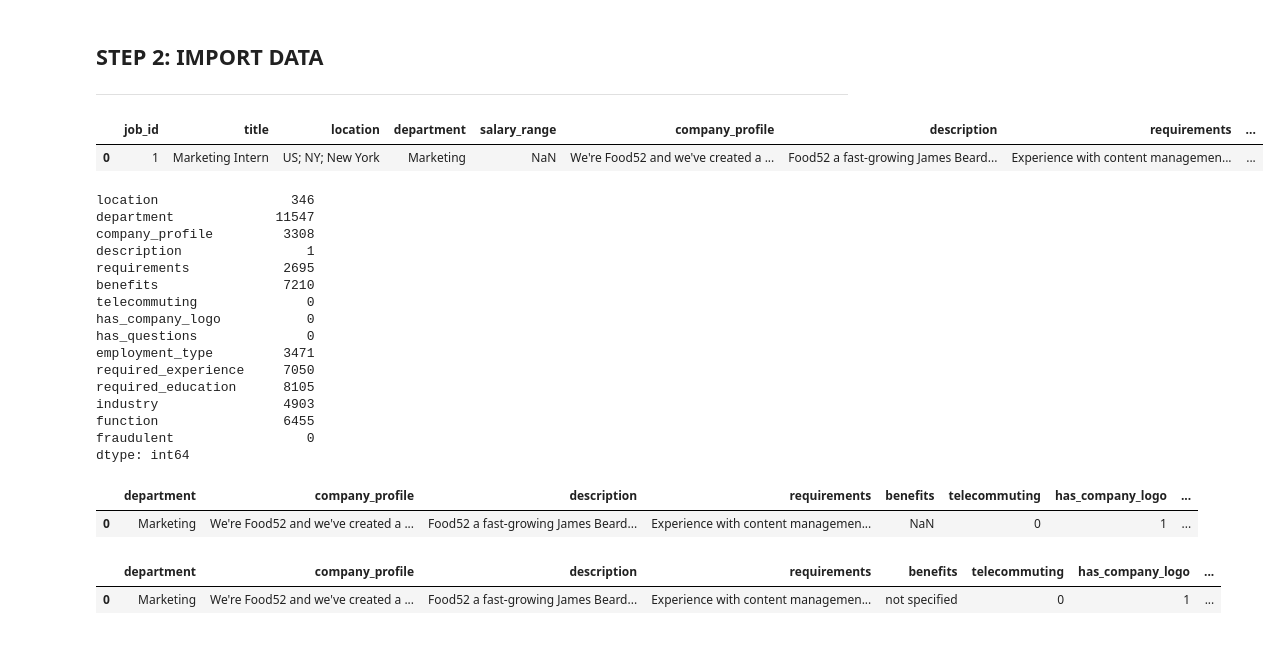
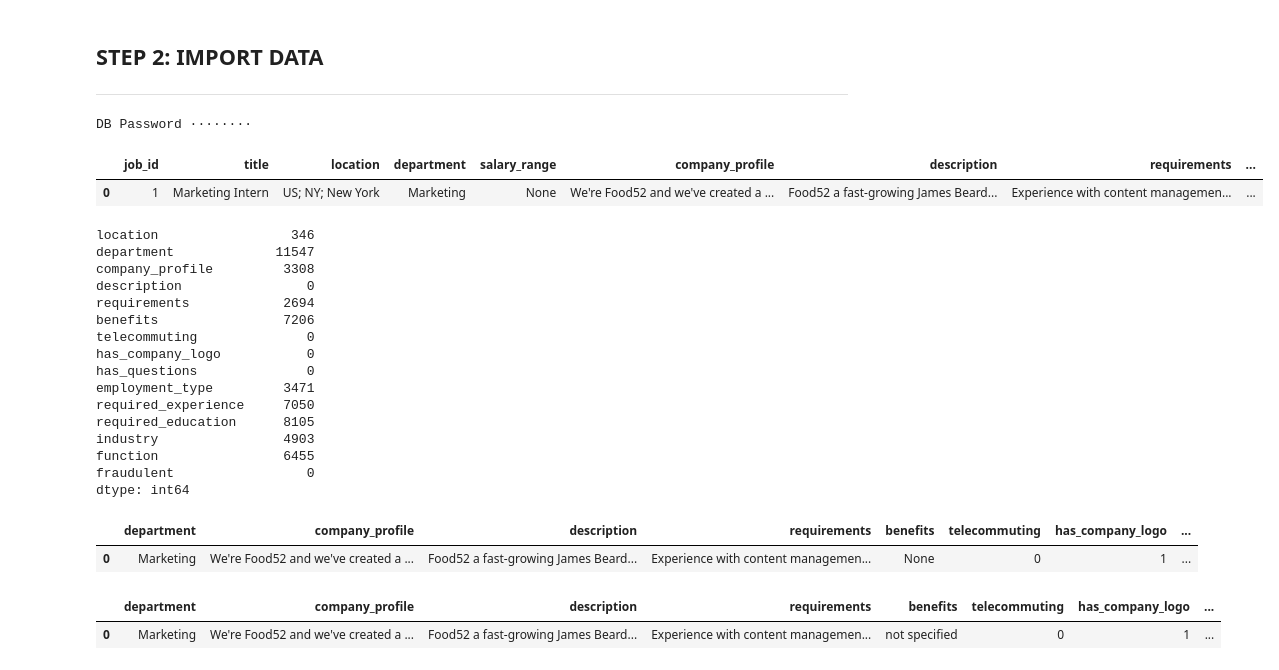
Before and after one commit to Ikyupark/Capstone-project, a Jupyter notebook: Capstone_ETL_nom_ord_encode.ipynb, the cells around one changed output. Drawn from its saved outputs; the diff is of its cells as text; code cells hidden in the pictures.

```diff
--- a/Capstone_ETL_nom_ord_encode.ipynb
+++ b/Capstone_ETL_nom_ord_encode.ipynb
@@ -17,27 +19,25 @@ import numpy as np
 
 ---
 # %%
-#dataset_df = pd.read_csv("Resources/fake_job_postings.csv")
-dataset_df = pd.read_csv("https://raw.githubusercontent.com/Ikyupark/Capstone-project/main/Resources/fake_job_postings.csv")
+# Request user for password to access database
+db_password = getpass.getpass(prompt='DB Password ')
+
+# Create SQL engine with connection parameters to connect to AWS RDS Postgres instance
+engine = psycopg2.connect(
+    database="Capstone_Project_Group_9",
+    user="postgres",
+    password=db_password,
+    host="capstone-project-group-9.c4857qrbkptn.us-east-2.rds.amazonaws.com",
+    port='5432'
+)
+
+# Show sample of the imported data
+dataset_df = pd.read_sql('SELECT * FROM fake_job_postings', engine)
 dataset_df.head(1)
-
-#import psycopg2
-#import getpass
-#db_password = getpass.getpass(prompt='DB Password ')
-
-#engine = psycopg2.connect(
-#    database="Capstone_Project_Group_9",
-#    user="postgres",
-#    password=db_password,
-#    host="capstone-project-group-9.c4857qrbkptn.us-east-2.rds.amazonaws.com",
-#    port='5432'
-#)
-
-#dataset_df = pd.read_sql('SELECT * FROM Test', engine)
-#dataset_df.head(5)
 # %% [output]
+DB Password ········
 |  | job_id | title | location | department | salary_range | company_profile | description | requirements | ... |
-| 0 | 1 | Marketing Intern | US; NY; New York | Marketing | NaN | We're Food52 and we've created a ... | Food52 a fast-growing James Beard... | Experience with content managemen... | ... |
+| 0 | 1 | Marketing Intern | US; NY; New York | Marketing | None | We're Food52 and we've created a ... | Food52 a fast-growing James Beard... | Experience with content managemen... | ... |
 # %%
 # Drop columns with too many null values or where all values are unique
 dataset_df = dataset_df.drop(columns=['job_id','salary_range','title'])
@@ -48,9 +48,9 @@ dataset_df.isnull().sum()
 location                 346
 department             11547
 company_profile         3308
-description                1
-requirements            2695
-benefits                7210
+description                0
+requirements            2694
+benefits                7206
 telecommuting              0
 has_company_logo           0
 has_questions              0
@@ -62,10 +62,12 @@ function                6455
 fraudulent                 0
 dtype: int64
 # %%
-# Split the location columns by the seperator and only keep the country, state and city
+# Split the location columns by the seperator and only keep the country
+# Only country is kept due to misspelled states and cities and some rows have multiple states and cities
+# that do not have a seperator
 dataset_df['Country'] = dataset_df['location'].str.split(';').str[0]
 dataset_df = dataset_df.drop(columns=['location'])
 dataset_df.head(1)
 # %% [output]
 |  | department | company_profile | description | requirements | benefits | telecommuting | has_company_logo | ... |
-| 0 | Marketing | We're Food52 and we've created a ... | Food52 a fast-growing James Beard... | Experience with content managemen... | NaN | 0 | 1 | ... |
+| 0 | Marketing | We're Food52 and we've created a ... | Food52 a fast-growing James Beard... | Experience with content managemen... | None | 0 | 1 | ... |
```
Also changed, not shown: parts of 30 cells of this notebook.
